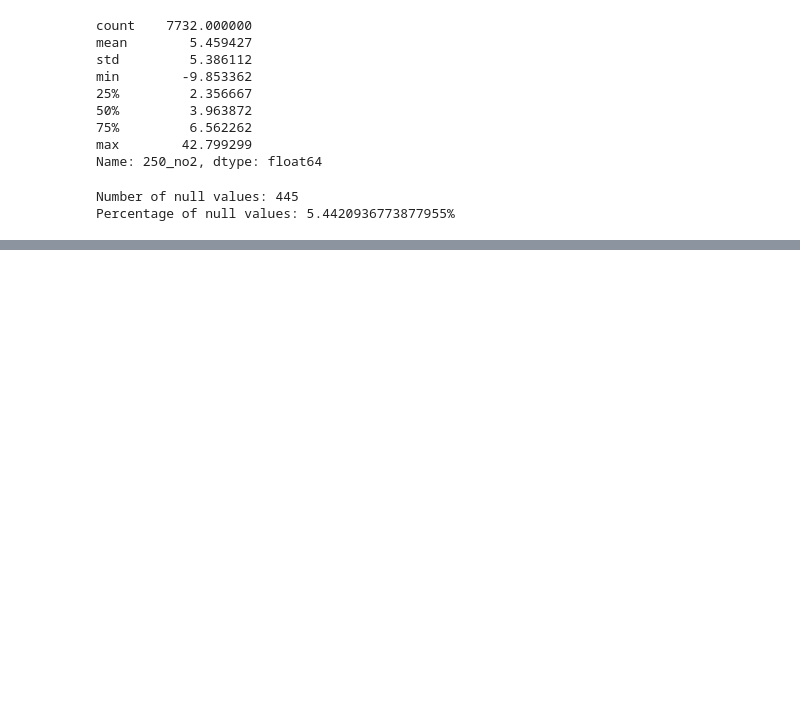
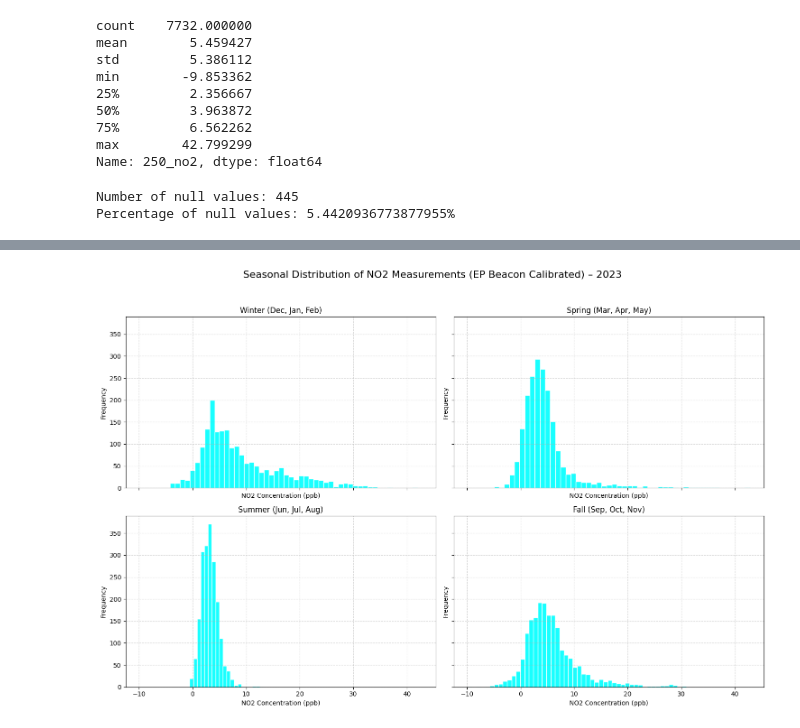
Before and after one commit to jacklardner/calibrated-no2-EDA, a Jupyter notebook: calibrated_to_EP.ipynb, the cells around one changed output, grey strips where cells are left out. Cells and saved outputs as stored; diff of their text form; code cells hidden in the pictures; blank space fills up the shorter version.

```diff
--- a/calibrated_to_EP.ipynb
+++ b/calibrated_to_EP.ipynb
@@ -322,0 +141,40 @@ plt.show()
+# %%
+calibrated_no2_EP["month"] = calibrated_no2_EP["datetime_utc"].dt.month
+
+winter = calibrated_no2_EP[calibrated_no2_EP["month"].isin([1, 2, 12])]
+spring = calibrated_no2_EP[calibrated_no2_EP["month"].isin([3, 4, 5])]
+summer = calibrated_no2_EP[calibrated_no2_EP["month"].isin([6, 7, 8])]
+fall = calibrated_no2_EP[calibrated_no2_EP["month"].isin([9, 10, 11])]
+
+winter_vals = winter["250_no2"].dropna()
+spring_vals = spring["250_no2"].dropna()
+summer_vals = summer["250_no2"].dropna()
+fall_vals = fall["250_no2"].dropna()
+
+fig, axes = plt.subplots(2, 2, figsize=(15, 10), sharex=True, sharey=True)
+
+seasons = {
+    "Winter (Dec, Jan, Feb)": winter_vals,
+    "Spring (Mar, Apr, May)": spring_vals,
+    "Summer (Jun, Jul, Aug)": summer_vals,
+    "Fall (Sep, Oct, Nov)": fall_vals
+}
+
+axes = axes.flatten()
+
+for i, (season, data) in enumerate(seasons.items()):
+    bins = 50
+    if "Summer" in season:
+        bins = 20
+
+    axes[i].hist(data, bins=bins, color="cyan", edgecolor="white", alpha=0.9)
+    axes[i].set_title(season)
+    axes[i].set_xlabel("NO2 Concentration (ppb)")
+    axes[i].set_ylabel("Frequency")
+    axes[i].grid(True, linestyle="--", alpha=0.5)
+
+plt.suptitle("Seasonal Distribution of NO2 Measurements (EP Beacon Calibrated) – 2023", fontsize=16)
+plt.tight_layout(rect=[0, 0, 1, 0.95])
+plt.show()
+# %% [output]
+[figure, added]
```
Also changed, not shown: parts of 45 cells of this notebook.
